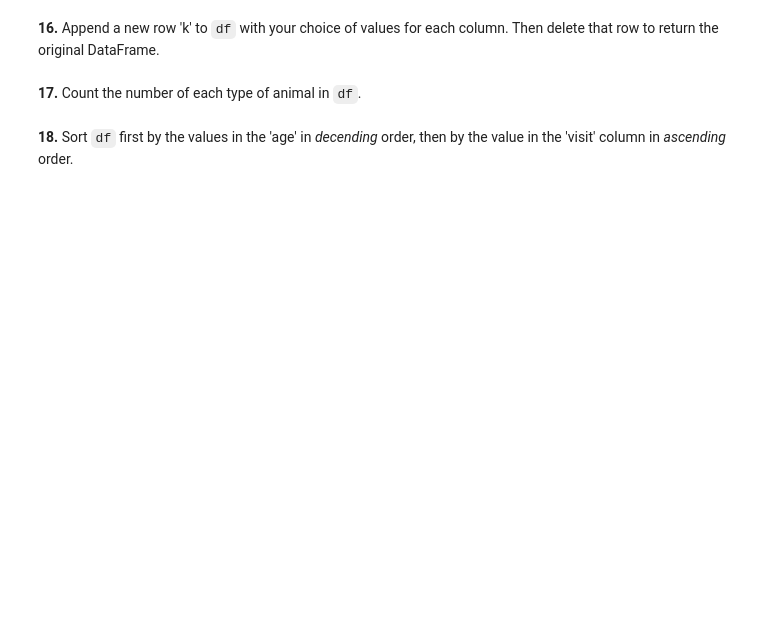
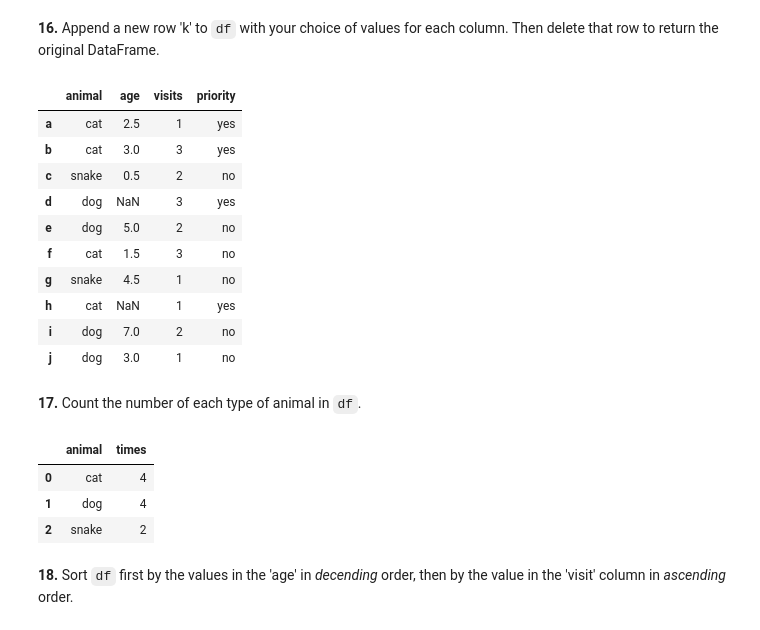
Before and after one commit to androidjp/training-TensorFlow, a Jupyter notebook: practice-pandas/60-pandas-exercises.ipynb, the cells around one changed output. Cells and saved outputs as stored; diff of their text form; code cells hidden in the pictures; blank space fills up the shorter version.

```diff
--- a/practice-pandas/60-pandas-exercises.ipynb
+++ b/practice-pandas/60-pandas-exercises.ipynb
@@ -62,4 +164,6 @@ labels = ['a', 'b', 'c', 'd', 'e', 'f', 'g', 'h', 'i', 'j']
 # %% [markdown]
 **13.** Change the age in row 'f' to 1.5.
+# %%
+df.at['f','age'] = 1.5
 # %% [markdown]
 **14.** Calculate the sum of all visits (the total number of visits).
@@ -68,6 +184,31 @@ labels = ['a', 'b', 'c', 'd', 'e', 'f', 'g', 'h', 'i', 'j']
 # %% [markdown]
 **16.** Append a new row 'k' to `df` with your choice of values for each column. Then delete that row to return the original DataFrame.
+# %%
+insertRow = pd.DataFrame([['cat', 1.8, 2, 'no']],index=['k'],columns= ['animal', 'age', 'visits', 'priority'])
+df = df.append(insertRow)
+df = df.drop(['k'])
+df
+# %% [output]
+|  | animal | age | visits | priority |
+| a | cat | 2.5 | 1 | yes |
+| b | cat | 3.0 | 3 | yes |
+| c | snake | 0.5 | 2 | no |
+| d | dog | NaN | 3 | yes |
+| e | dog | 5.0 | 2 | no |
+| f | cat | 1.5 | 3 | no |
+| g | snake | 4.5 | 1 | no |
+| h | cat | NaN | 1 | yes |
+| i | dog | 7.0 | 2 | no |
+| j | dog | 3.0 | 1 | no |
 # %% [markdown]
 **17.** Count the number of each type of animal in `df`.
+# %%
+gp = df.groupby('animal')
+gp.size().reset_index(name='times')
+# %% [output]
+|  | animal | times |
+| 0 | cat | 4 |
+| 1 | dog | 4 |
+| 2 | snake | 2 |
 # %% [markdown]
 **18.** Sort `df` first by the values in the 'age' in *decending* order, then by the value in the 'visit' column in *ascending* order.
```
Also changed, not shown: parts of 18 cells of this notebook, 1 other file.
